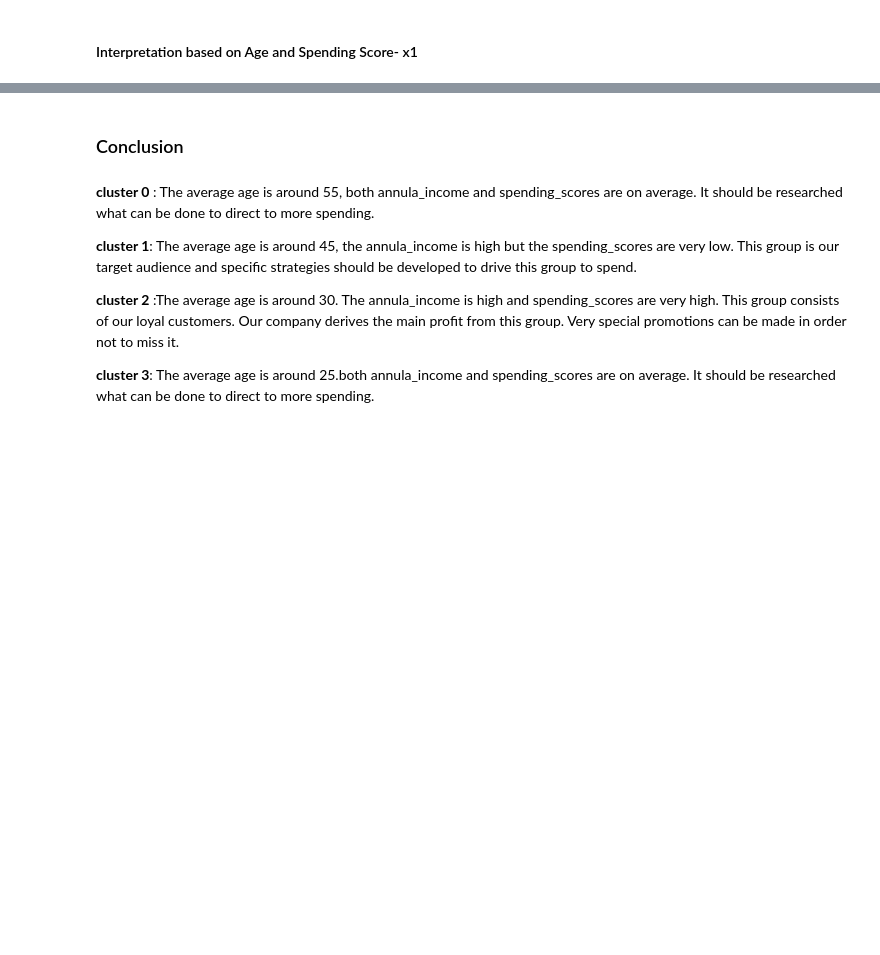
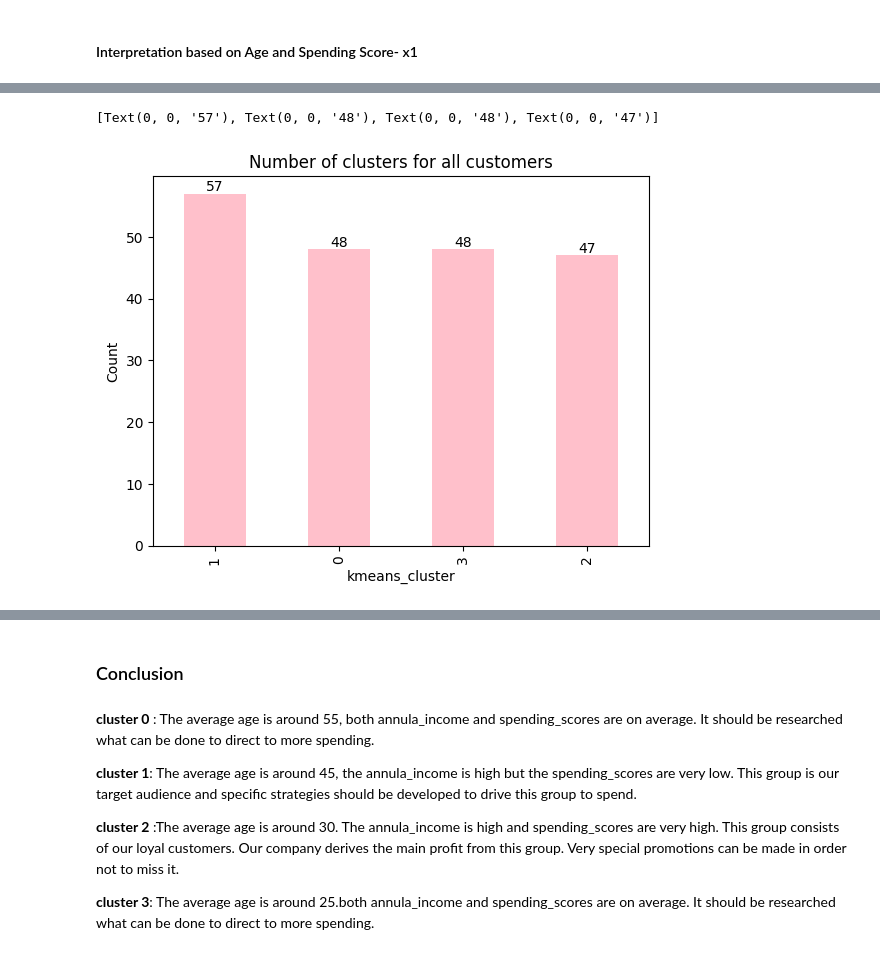
Before and after one commit to Hessa-Alharbi/Customer-Segmentation, a Jupyter notebook: Kmeans_Clustering.ipynb, the cells around one changed output, grey strips where cells are left out. Saved outputs shown, nothing was run; the diff lists cells and outputs as text; code cells hidden in the pictures; blank space fills up the shorter version.

```diff
--- a/Kmeans_Clustering.ipynb
+++ b/Kmeans_Clustering.ipynb
@@ -668,0 +679,11 @@ Stored 'x' (DataFrame)
+# %%
+x_count = x.kmeans_cluster.value_counts()
+# %%
+plt.title("Number of clusters for all customers")
+plt.xlabel('Clusters')
+plt.ylabel('Count')
+ax = x_count.plot(kind='bar', color='pink')
+ax.bar_label(ax.containers[0])
+# %% [output]
+[Text(0, 0, '57'), Text(0, 0, '48'), Text(0, 0, '48'), Text(0, 0, '47')]
+[figure, added]
```
Also changed, not shown: parts of 47 cells of this notebook, 1 other file.
